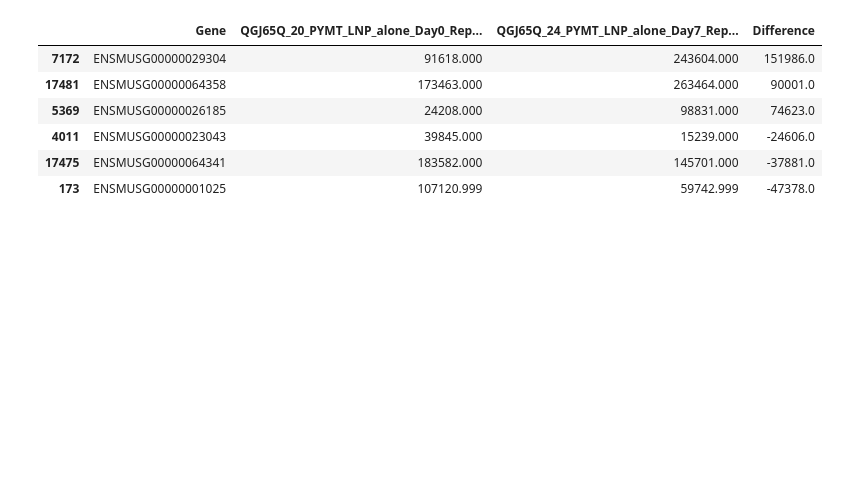
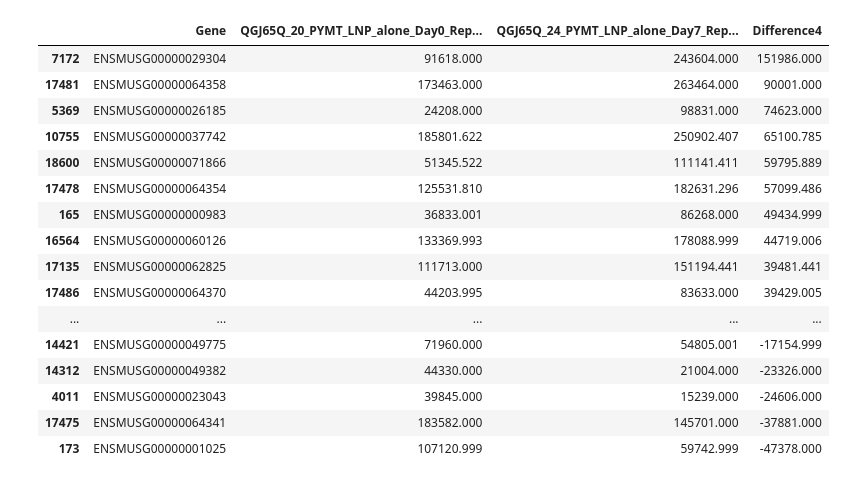
Before and after one commit to ayoubtech21/PYMT-Breast-Cancer-Analysis., a Jupyter notebook: Phase1_Disease_Progression.ipynb, the cells around one changed output. Saved outputs shown, nothing was run; the diff lists cells and outputs as text; code cells hidden in the pictures; blank space fills up the shorter version.

```diff
--- a/Phase1_Disease_Progression.ipynb
+++ b/Phase1_Disease_Progression.ipynb
@@ -136,46 +166,56 @@ important_genes[['Gene', day0, day7, 'Difference']]
 # %%
 # Phase 1: Natural Disease Progression (Control Group) 🧬
 
-## 1. this is the analysis of sample 3 from the cancer-bearing mice
+## 1. this is the analysis of sample 4 from the cancer-bearing mice
 import pandas as pd
 
 # Load the compressed RNA-Seq count data
 df = pd.read_csv('GSE344396_Rai_et_al_rawcounts_allsamples.csv.gz', compression='gzip')
 
 # Define columns for comparison (Replicate 1: Baseline vs. Day 7)
 day0 =  'QGJ65Q_20_PYMT_LNP_alone_Day0_Rep_4_Counts'
 
 day7 =  'QGJ65Q_24_PYMT_LNP_alone_Day7_Rep_4_Counts'
 
 
 # 1. We calculate the difference between the first day and the seven day
 
-df['Difference'] = df[day7] - df[day0]
+df['Difference4'] = df[day7] - df[day0]
 
 # 2 . we sort the table from largest to smallest
 
-df_sorted = df.sort_values(by='Difference', ascending=False)
+df_sorted = df.sort_values(by='Difference4', ascending=False)
 
 # 3 . the genes that increased the most
 
-top_3_up = df_sorted.head(3)
+top_3_up = df_sorted.head(10)
 
 # 4 . the genes that decreased the most
 
-top_3_down = df_sorted.tail(3)
+top_3_down = df_sorted.tail(10)
 
 # 5 . import all the genes in our table
 
 important_genes = pd.concat([top_3_up, top_3_down])
 
 # 6 . display all the information we need to know
 
-important_genes[['Gene', day0, day7, 'Difference']]
+important_genes[['Gene', day0, day7, 'Difference4']]
 # %% [output]
-|  | Gene | QGJ65Q_20_PYMT_LNP_alone_Day0_Rep... | QGJ65Q_24_PYMT_LNP_alone_Day7_Rep... | Difference |
-| 7172 | ENSMUSG00000029304 | 91618.000 | 243604.000 | 151986.0 |
-| 17481 | ENSMUSG00000064358 | 173463.000 | 263464.000 | 90001.0 |
-| 5369 | ENSMUSG00000026185 | 24208.000 | 98831.000 | 74623.0 |
-| 4011 | ENSMUSG00000023043 | 39845.000 | 15239.000 | -24606.0 |
-| 17475 | ENSMUSG00000064341 | 183582.000 | 145701.000 | -37881.0 |
-| 173 | ENSMUSG00000001025 | 107120.999 | 59742.999 | -47378.0 |
+|  | Gene | QGJ65Q_20_PYMT_LNP_alone_Day0_Rep... | QGJ65Q_24_PYMT_LNP_alone_Day7_Rep... | Difference4 |
+| 7172 | ENSMUSG00000029304 | 91618.000 | 243604.000 | 151986.000 |
+| 17481 | ENSMUSG00000064358 | 173463.000 | 263464.000 | 90001.000 |
+| 5369 | ENSMUSG00000026185 | 24208.000 | 98831.000 | 74623.000 |
+| 10755 | ENSMUSG00000037742 | 185801.622 | 250902.407 | 65100.785 |
+| 18600 | ENSMUSG00000071866 | 51345.522 | 111141.411 | 59795.889 |
+| 17478 | ENSMUSG00000064354 | 125531.810 | 182631.296 | 57099.486 |
+| 165 | ENSMUSG00000000983 | 36833.001 | 86268.000 | 49434.999 |
+| 16564 | ENSMUSG00000060126 | 133369.993 | 178088.999 | 44719.006 |
+| 17135 | ENSMUSG00000062825 | 111713.000 | 151194.441 | 39481.441 |
+| 17486 | ENSMUSG00000064370 | 44203.995 | 83633.000 | 39429.005 |
+| ... | ... | ... | ... | ... |
+| 14421 | ENSMUSG00000049775 | 71960.000 | 54805.001 | -17154.999 |
+| 14312 | ENSMUSG00000049382 | 44330.000 | 21004.000 | -23326.000 |
+| 4011 | ENSMUSG00000023043 | 39845.000 | 15239.000 | -24606.000 |
+| 17475 | ENSMUSG00000064341 | 183582.000 | 145701.000 | -37881.000 |
+| 173 | ENSMUSG00000001025 | 107120.999 | 59742.999 | -47378.000 |
```
Also changed, not shown: parts of 6 cells of this notebook.
